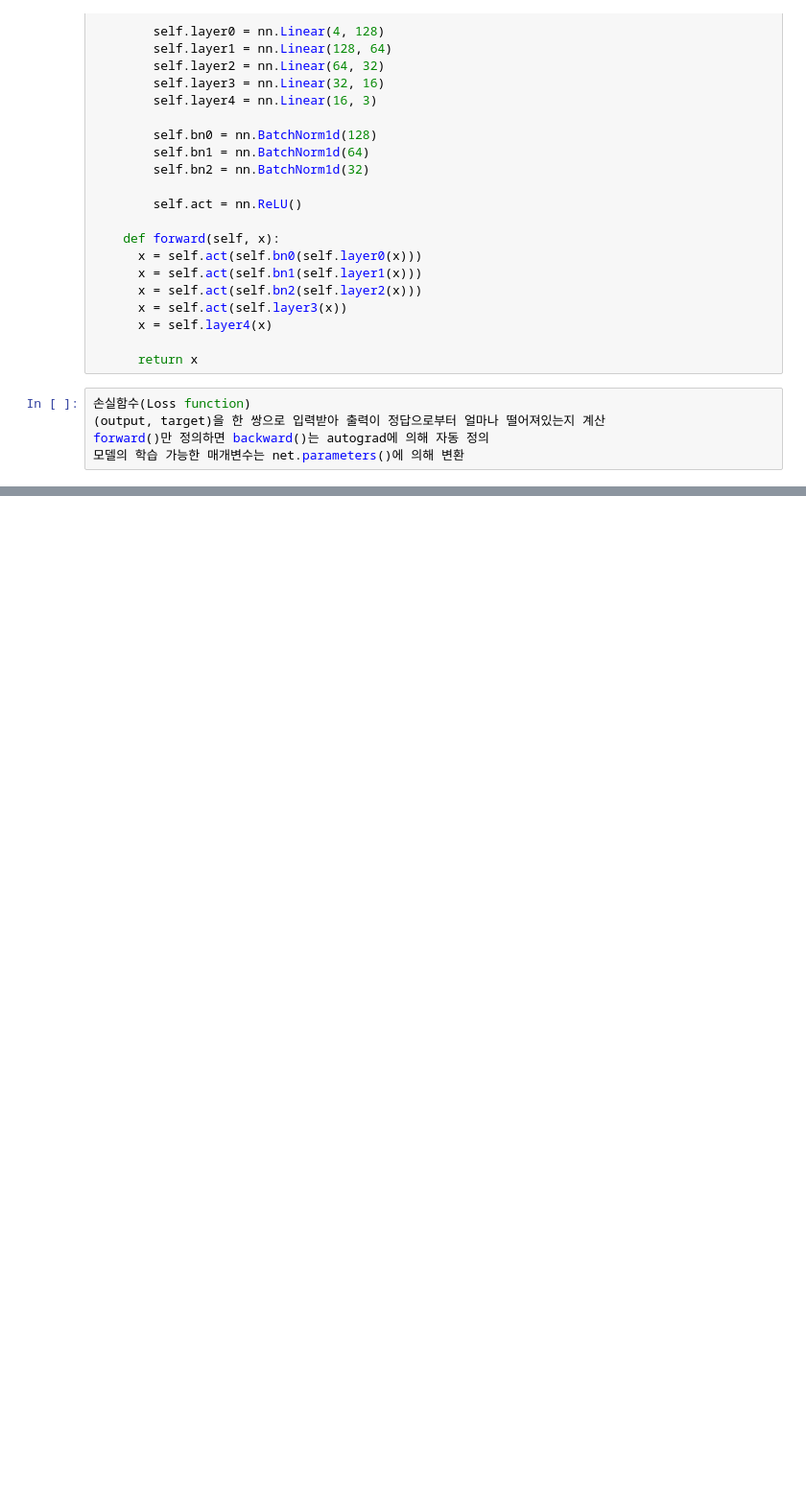
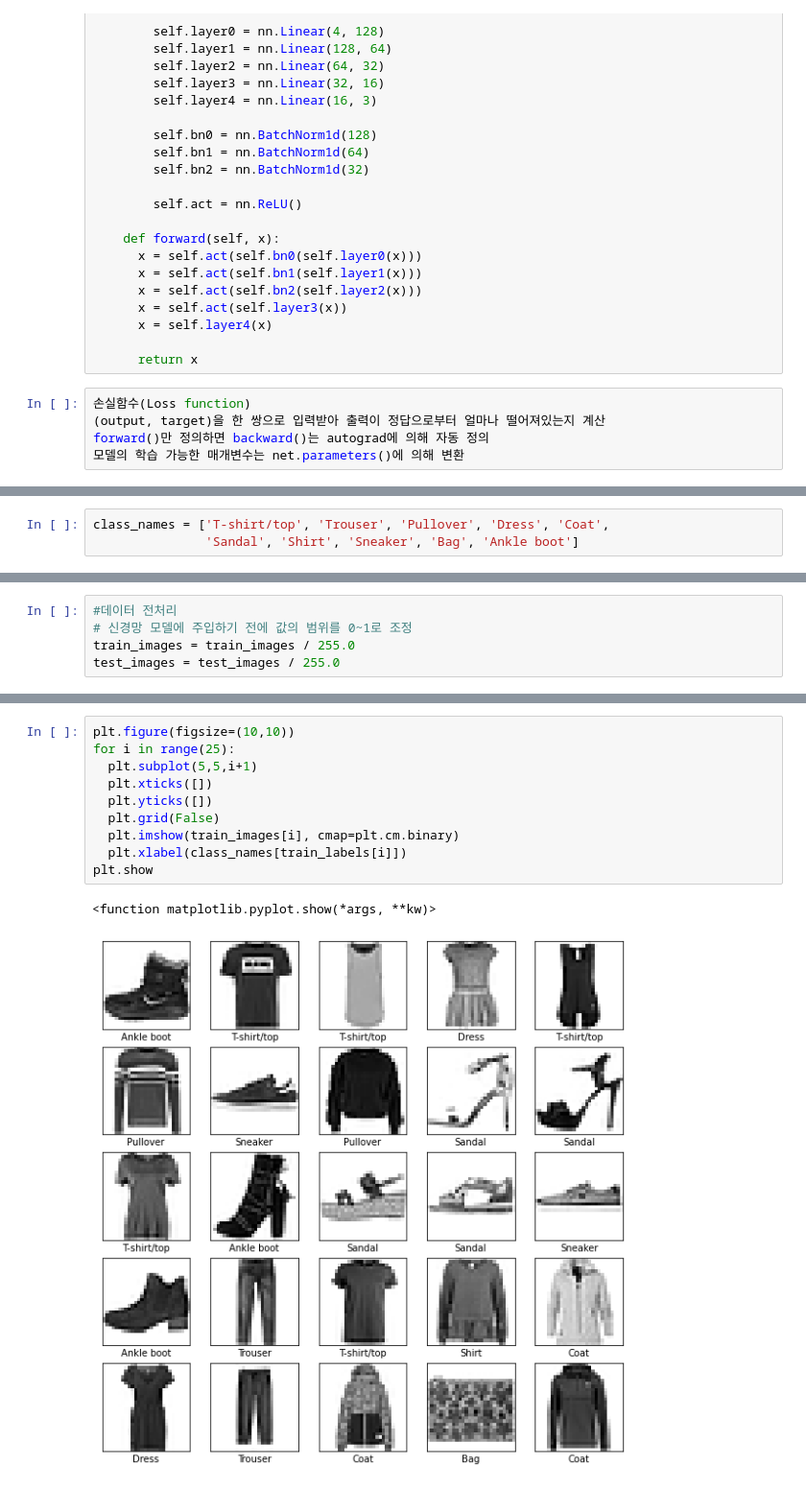
Before and after one commit to gangins/-, a Jupyter notebook: Untitled6.ipynb, the cells around one changed output, grey strips where cells are left out. Shown at 96% size. Cells and saved outputs as stored; diff of their text form; blank space fills up the shorter version.

```diff
--- a/Untitled6.ipynb
+++ b/Untitled6.ipynb
@@ -251,0 +677,3 @@ tensor([-0.2020,  0.0889,  0.1131])
+# %%
+class_names = ['T-shirt/top', 'Trouser', 'Pullover', 'Dress', 'Coat',
+               'Sandal', 'Shirt', 'Sneaker', 'Bag', 'Ankle boot']
@@ -251,0 +695,5 @@ tensor([-0.2020,  0.0889,  0.1131])
+# %%
+#데이터 전처리
+# 신경망 모델에 주입하기 전에 값의 범위를 0~1로 조정
+train_images = train_images / 255.0
+test_images = test_images / 255.0
@@ -251,0 +729,13 @@ tensor([-0.2020,  0.0889,  0.1131])
+# %%
+plt.figure(figsize=(10,10))
+for i in range(25):
+  plt.subplot(5,5,i+1)
+  plt.xticks([])
+  plt.yticks([])
+  plt.grid(False)
+  plt.imshow(train_images[i], cmap=plt.cm.binary)
+  plt.xlabel(class_names[train_labels[i]])
+plt.show
+# %% [output]
+<function matplotlib.pyplot.show(*args, **kw)>
+[figure, added]
```
Also changed, not shown: parts of 39 cells of this notebook.
